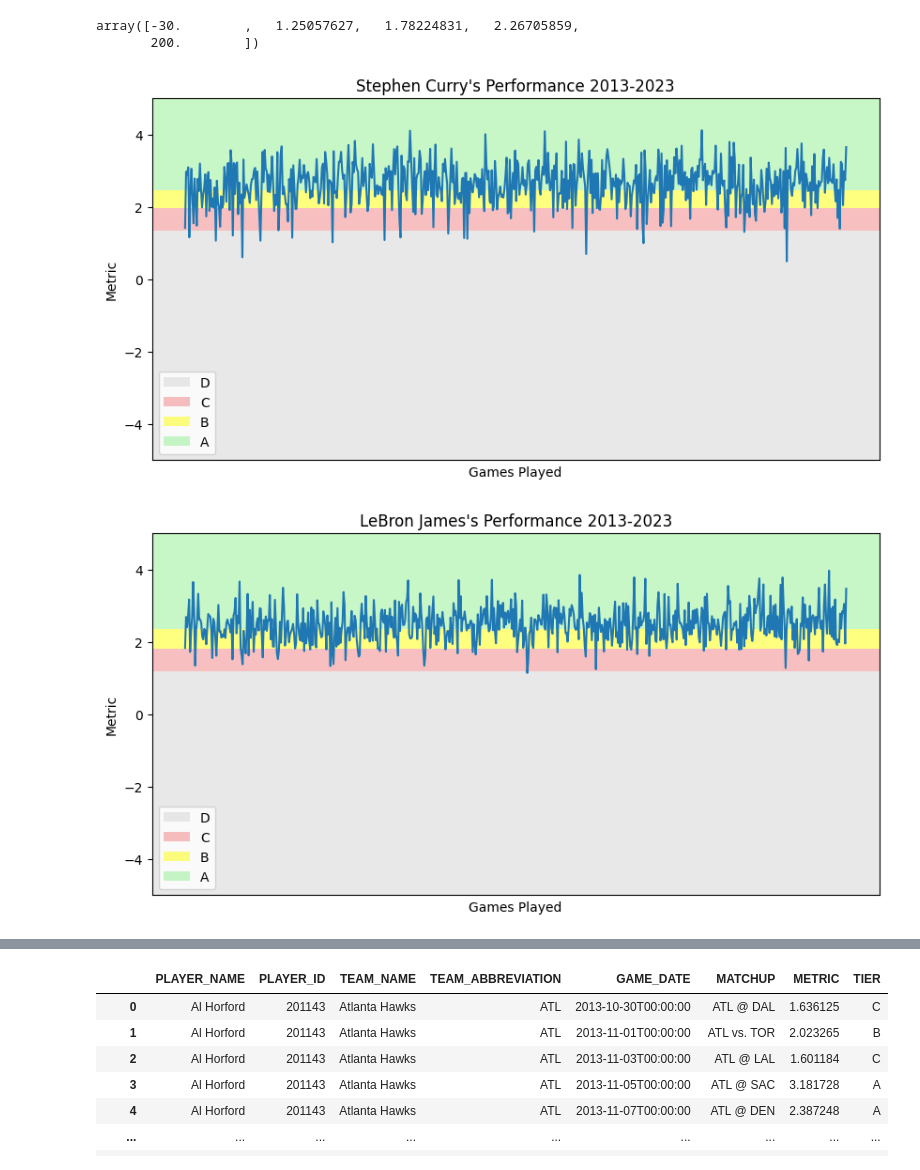
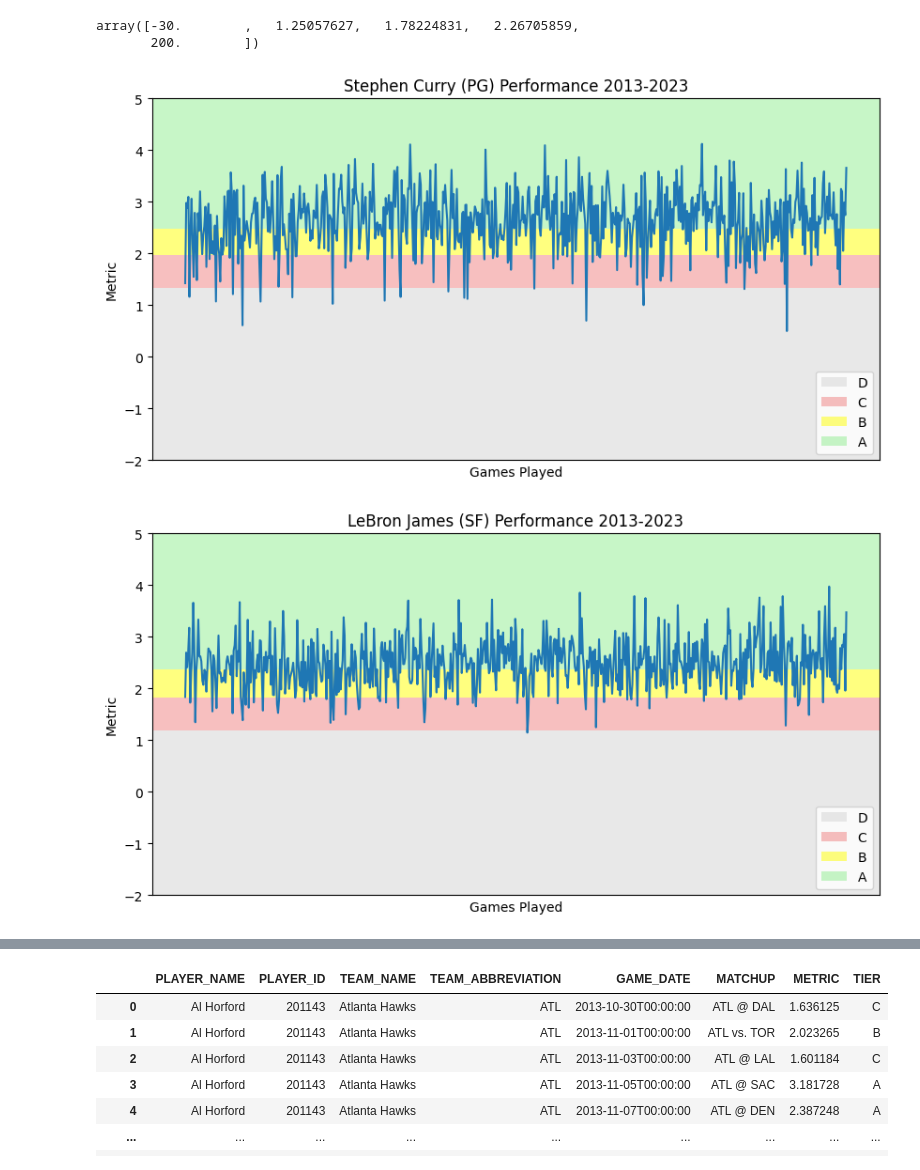
Before and after one commit to rohan-r-kulkarni/NBA_trade_sense, a Jupyter notebook: transitions.ipynb, the cells around one changed output, grey strips where cells are left out. Drawn from its saved outputs; the diff is of its cells as text; code cells hidden in the pictures.

Commit message:
docs and plots

```diff
--- a/transitions.ipynb
+++ b/transitions.ipynb
@@ -69,7 +69,7 @@ pos_bins["C"]
 array([-30.        ,   1.25057627,   1.78224831,   2.26705859,
        200.        ])
 # %%
-def show_performance_by_games(pos, player_name):
+def show_performance_by_games(pos, player_name, save=True):
     # describe how the performance of a player has changed over games
 
     position_dfs[pos].loc[position_dfs[pos].PLAYER_NAME == player_name]
@@ -91,16 +91,21 @@ def show_performance_by_games(pos, player_name):
     plt.plot(position_dfs[pos].loc[position_dfs[pos].PLAYER_NAME == player_name].GAME_DATE, position_dfs[pos].loc[position_dfs[pos].PLAYER_NAME == player_name].METRIC)
     ax.set_xticks([])
     ax.set_xticklabels([])
-    plt.legend()
+    plt.legend(loc="lower right")
     plt.ylabel("Metric")
     plt.xlabel("Games Played")
-    plt.ylim(-5, 5)
-    plt.title(player_name + "'s Performance 2013-2023")
+    plt.ylim(-2, 5)
+    plt.title(player_name + f" ({pos}) Performance 2013-2023")
+
+    if save:
+        savename = player_name.replace(" ", "_")
+        plt.savefig(f"plots/player_perf/{savename}_{pos}_performance.png")
+
     plt.show()
 # %%
 show_performance_by_games("PG", "Stephen Curry")
 show_performance_by_games("SF", "LeBron James")
-show_performance_by_games("C", "Joel Embiid")
+show_performance_by_games("C", "Nikola Jokic")
 # %% [output]
-[figure, old version]
+[figure, new version]
-[figure, old version]
+[figure, new version]
```
Also changed, not shown: parts of 2 cells of this notebook, 6 other files.
